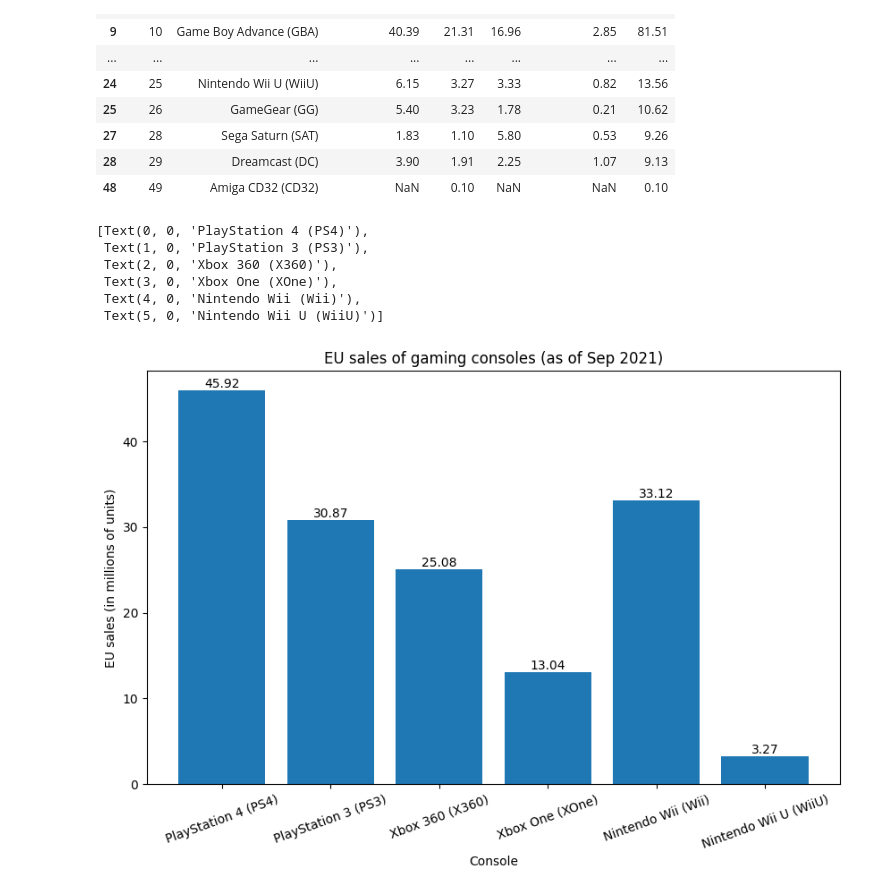
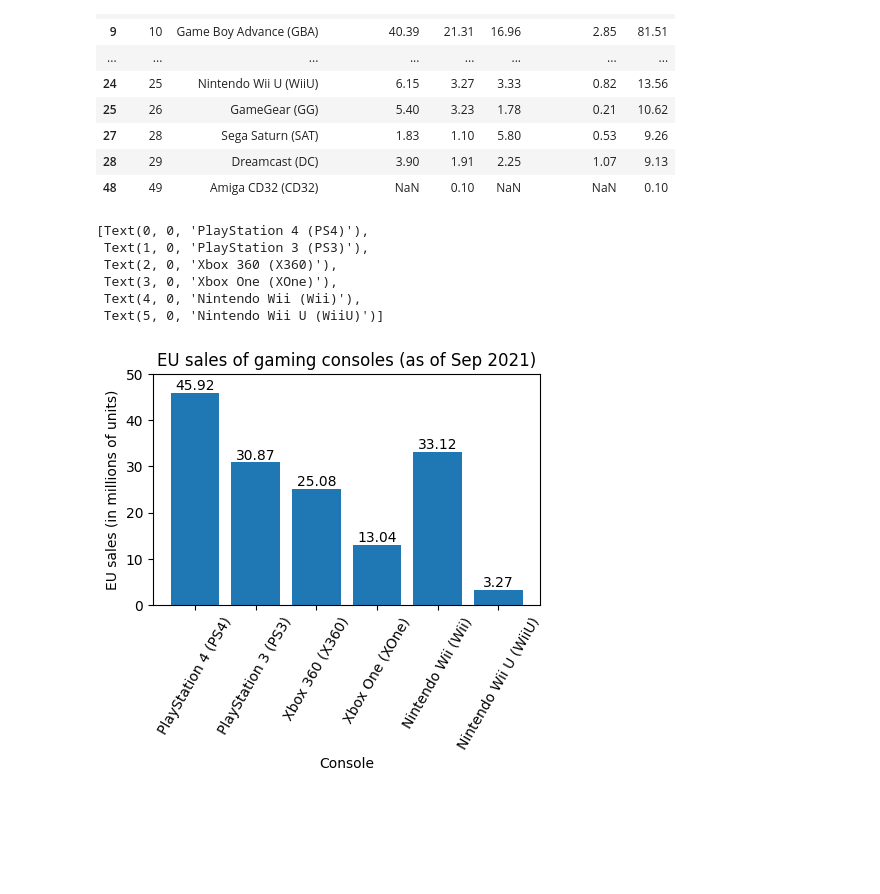
Before and after one commit to hansstanley/YongTauFoo, a Jupyter notebook: notebooks/console_sales_pathak.ipynb, the cells around one changed output. Saved outputs shown, nothing was run; the diff lists cells and outputs as text; code cells hidden in the pictures; blank space fills up the shorter version.

```diff
--- a/notebooks/console_sales_pathak.ipynb
+++ b/notebooks/console_sales_pathak.ipynb
@@ -55,23 +55,23 @@ data_eu
 # %%
 chosen_consoles = ['PlayStation 4 (PS4)', 'PlayStation 3 (PS3)',
                    'Xbox 360 (X360)', 'Xbox One (XOne)',
                    'Nintendo Wii (Wii)', 'Nintendo Wii U (WiiU)']
 chosen_consoles_id = [4, 7, 8, 13, 6, 24]
 data_console_names = [data_eu.loc[c, 'console'] for c in chosen_consoles_id]
 data_eu_sales = [data_eu.loc[c, 'Europe'] for c in chosen_consoles_id]
 
-fig, ax = plt.subplots(figsize=(10, 6))
+fig, ax = plt.subplots(figsize=(5, 3))
 bar_container = ax.bar(x=data_console_names,
                        height=data_eu_sales)
 ax.bar_label(bar_container)
-ax.set(xlabel='Console', ylabel='EU sales (in millions of units)')
+ax.set(xlabel='Console', ylabel='EU sales (in millions of units)', ylim=(0, 50))
 ax.set(title='EU sales of gaming consoles (as of Sep 2021)')
-ax.set_xticklabels(data_console_names, rotation=20)
+ax.set_xticklabels(data_console_names, rotation=60)
 # %% [output]
 [Text(0, 0, 'PlayStation 4 (PS4)'),
  Text(1, 0, 'PlayStation 3 (PS3)'),
  Text(2, 0, 'Xbox 360 (X360)'),
  Text(3, 0, 'Xbox One (XOne)'),
  Text(4, 0, 'Nintendo Wii (Wii)'),
  Text(5, 0, 'Nintendo Wii U (WiiU)')]
-[figure, old version]
+[figure, new version]
```
Also changed, not shown: 1 other file.
